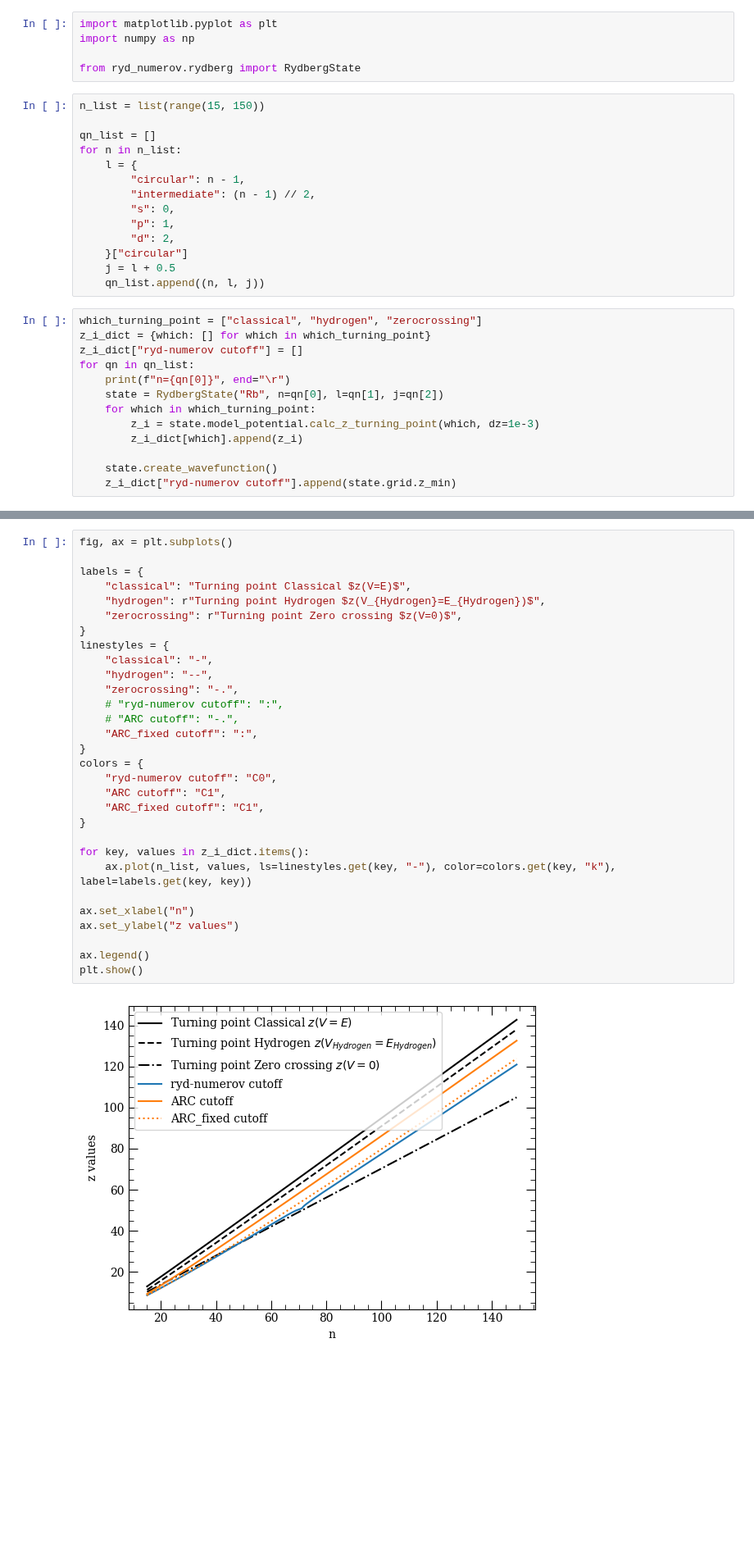
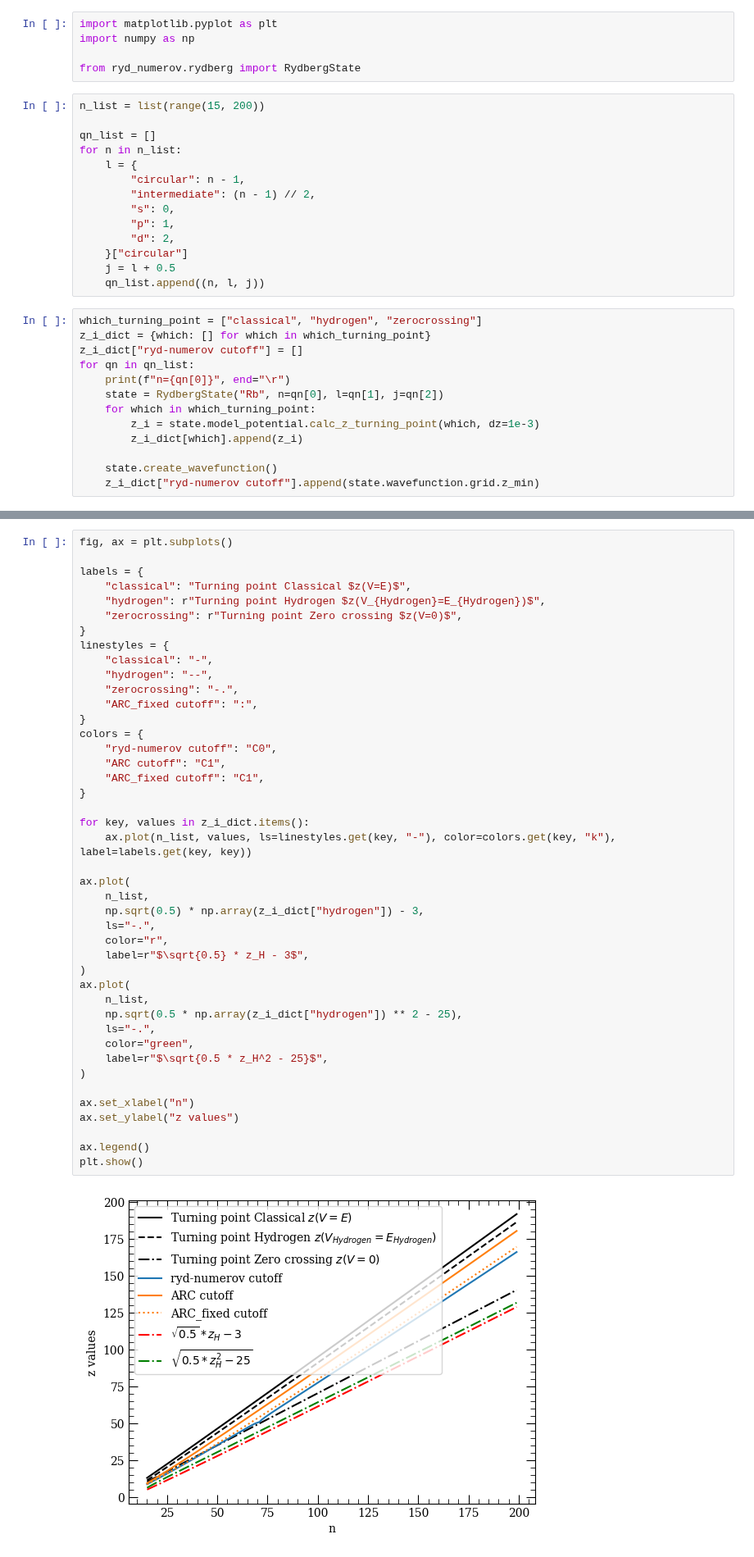
Before and after one commit to pairinteraction/ryd-numerov, a Jupyter notebook: docs/examples/comparisons/compare_z_min_cutoff.ipynb, the cells around one changed output, grey strips where cells are left out. Shown at 82% size. Saved outputs shown, nothing was run; the diff lists cells and outputs as text; blank space fills up the shorter version.

Commit message:
fix grid zmin

```diff
--- a/docs/examples/comparisons/compare_z_min_cutoff.ipynb
+++ b/docs/examples/comparisons/compare_z_min_cutoff.ipynb
@@ -6,7 +6,7 @@ import numpy as np
 
 from ryd_numerov.rydberg import RydbergState
 # %%
-n_list = list(range(15, 150))
+n_list = list(range(15, 200))
 
 qn_list = []
 for n in n_list:
@@ -31,5 +31,5 @@ for qn in qn_list:
         z_i_dict[which].append(z_i)
 
     state.create_wavefunction()
-    z_i_dict["ryd-numerov cutoff"].append(state.grid.z_min)
+    z_i_dict["ryd-numerov cutoff"].append(state.wavefunction.grid.z_min)
 # %% [output]
@@ -56,32 +56,45 @@ n=149
 # %%
 fig, ax = plt.subplots()
 
 labels = {
     "classical": "Turning point Classical $z(V=E)$",
     "hydrogen": r"Turning point Hydrogen $z(V_{Hydrogen}=E_{Hydrogen})$",
     "zerocrossing": r"Turning point Zero crossing $z(V=0)$",
 }
 linestyles = {
     "classical": "-",
     "hydrogen": "--",
     "zerocrossing": "-.",
-    # "ryd-numerov cutoff": ":",
-    # "ARC cutoff": "-.",
     "ARC_fixed cutoff": ":",
 }
 colors = {
     "ryd-numerov cutoff": "C0",
     "ARC cutoff": "C1",
     "ARC_fixed cutoff": "C1",
 }
 
 for key, values in z_i_dict.items():
     ax.plot(n_list, values, ls=linestyles.get(key, "-"), color=colors.get(key, "k"), label=labels.get(key, key))
 
+ax.plot(
+    n_list,
+    np.sqrt(0.5) * np.array(z_i_dict["hydrogen"]) - 3,
+    ls="-.",
+    color="r",
+    label=r"$\sqrt{0.5} * z_H - 3$",
+)
+ax.plot(
+    n_list,
+    np.sqrt(0.5 * np.array(z_i_dict["hydrogen"]) ** 2 - 25),
+    ls="-.",
+    color="green",
+    label=r"$\sqrt{0.5 * z_H^2 - 25}$",
+)
+
 ax.set_xlabel("n")
 ax.set_ylabel("z values")
 
 ax.legend()
 plt.show()
 # %% [output]
-[figure, old version]
+[figure, new version]
```
Also changed, not shown: parts of 2 cells of this notebook, 1 other file.
